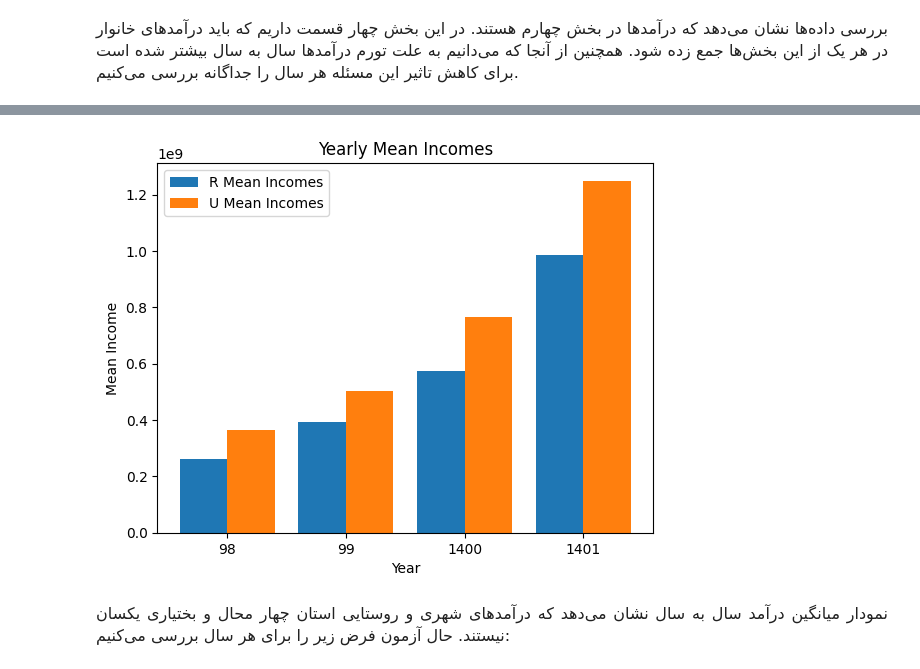
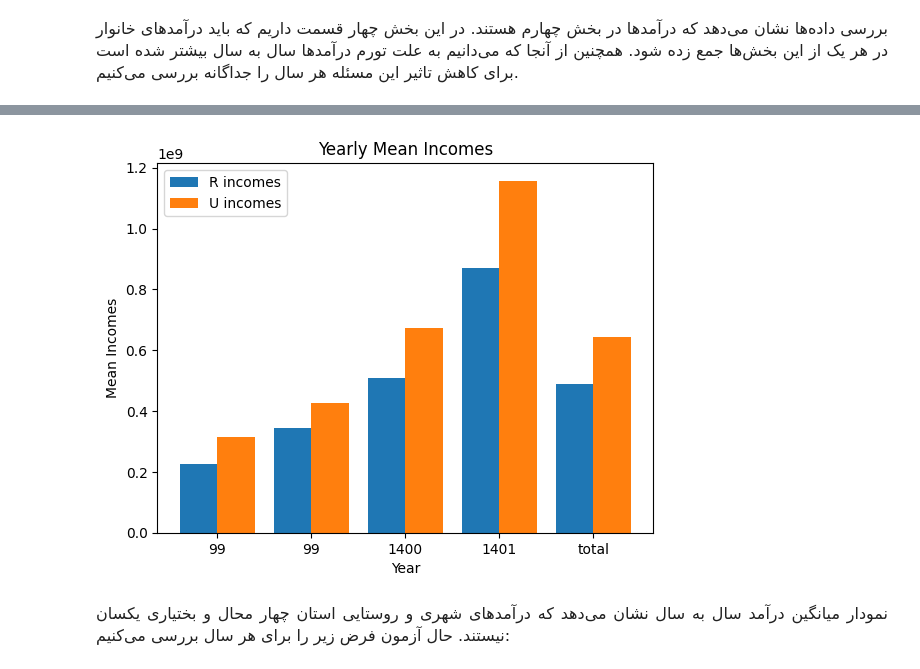
Before and after one commit to realBagher/SCI-ANALYSIS-G3, a Jupyter notebook: HypothesisTests/Test1.ipynb, the cells around one changed output, grey strips where cells are left out. Saved outputs shown, nothing was run; the diff lists cells and outputs as text; code cells hidden in the pictures.

```diff
--- a/HypothesisTests/Test1.ipynb
+++ b/HypothesisTests/Test1.ipynb
@@ -87,0 +200,4 @@ U_income = extract_income(U_files)
+# %%
+for i in range(4):
+    R_income[i] = R_income[i][R_income[i] > 0]
+    U_income[i] = U_income[i][U_income[i] > 0]
@@ -87,0 +213,7 @@ U_income = extract_income(U_files)
+# %%
+plt.figure(figsize=(16, 8))
+for i in range(4):
+    plt.subplot(2, 2, i+1)
+    plt.hist(R_transformed[i])
+plt.tight_layout()
+plt.show()
@@ -87,0 +222,7 @@ U_income = extract_income(U_files)
+# %%
+plt.figure(figsize=(16, 8))
+for i in range(4):
+    plt.subplot(2, 2, i+1)
+    plt.hist(U_transformed[i])
+plt.tight_layout()
+plt.show()
@@ -88,42 +231,36 @@ U_income = extract_income(U_files)
 # %%
-R_yearly_mean_incomes = {
-    '98': np.mean(R_income[0]['Income']),
-    '99': np.mean(R_income[1]['Income']),
-    '1400': np.mean(R_income[2]['Income']),
-    '1401': np.mean(R_income[3]['Income']),
-}
-U_yearly_mean_incomes = {
-    '98': np.mean(U_income[0]['Income']),
-    '99': np.mean(U_income[1]['Income']),
-    '1400': np.mean(U_income[2]['Income']),
-    '1401': np.mean(U_income[3]['Income']),
-}
+R_yearly_mean = []
+U_yearly_mean = []
+for i in range(4):
+    R_yearly_mean.append(np.mean(R_income[i]))
+    U_yearly_mean.append(np.mean(U_income[i]))
 
-years = list(R_yearly_mean_incomes.keys())
-R_mean_incomes = list(R_yearly_mean_incomes.values())
-U_mean_incomes = list(U_yearly_mean_incomes.values())
+R_total_mean = np.mean(R_yearly_mean)
+R_yearly_mean.append(R_total_mean)
+U_total_mean = np.mean(U_yearly_mean)
+U_yearly_mean.append(U_total_mean)
 
 # Set positions for the bars
 bar_width = 0.4
-x = np.arange(len(years))
+x = np.arange(5)
 
-# Plot bars for R_mean_incomes
-plt.bar(x - bar_width/2, R_mean_incomes, bar_width, label='R Mean Incomes', color='#1f77b4')
+# Plot bars for R incomes
+plt.bar(x - bar_width/2, R_yearly_mean, bar_width, label='R incomes', color='#1f77b4')
 
-# Plot bars for U_mean_incomes
-plt.bar(x + bar_width/2, U_mean_incomes, bar_width, label='U Mean Incomes', color='#ff7f0e')
+# Plot bars for U incomes
+plt.bar(x + bar_width/2, U_yearly_mean, bar_width, label='U incomes', color='#ff7f0e')
 
 # Add labels and title
 plt.xlabel('Year')
-plt.ylabel('Mean Income')
+plt.ylabel('Mean Incomes')
 plt.title('Yearly Mean Incomes')
-plt.xticks(x, years)  # Set x-ticks to the year labels
+plt.xticks(x, ['99', '99', '1400', '1401', 'total'])  # Set x-ticks to the year labels
 plt.legend()  # Show the legend
 
 # Show the plot
 plt.show()
 # %% [output]
-[figure, old version]
+[figure, new version]
 # %% [markdown]
 <p dir=rtl style="direction: rtl;text-align: justify;line-height:200%;font-family:vazir;font-size:medium">
 <font face="vazir" size=3>
```
Also changed, not shown: parts of 18 cells of this notebook.
